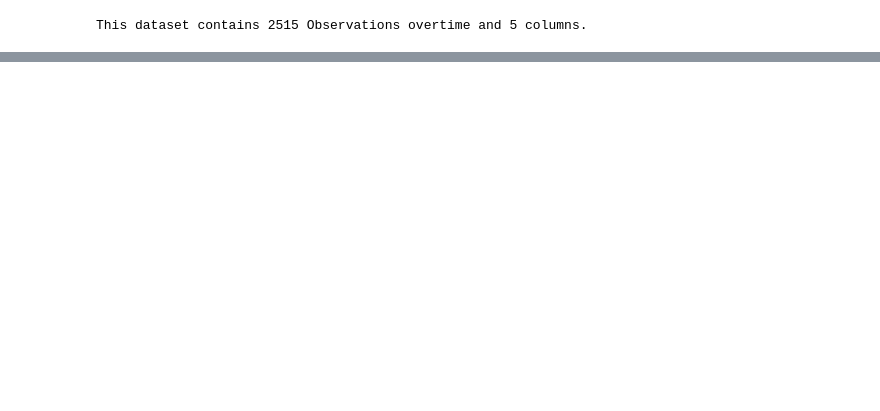
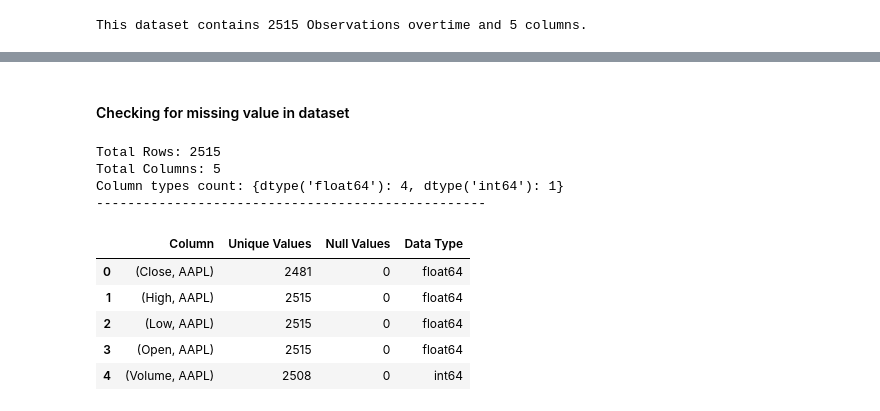
Before and after one commit to akhil1020/Apple-stock-price-forecasting, a Jupyter notebook: APPLE_Stock_Price_Forecasting.ipynb, the cells around one changed output, grey strips where cells are left out. Cells and saved outputs as stored; diff of their text form; code cells hidden in the pictures; blank space fills up the shorter version.

```diff
--- a/APPLE_Stock_Price_Forecasting.ipynb
+++ b/APPLE_Stock_Price_Forecasting.ipynb
@@ -36,0 +71,46 @@ This dataset contains 2515 Observations overtime and 5 columns.
+# %% [markdown]
+#### Checking for missing value in dataset
+# %%
+### Funciton to display data informaiton
+
+def Columns_Info(df):
+    """
+    Display a detailed table showing:
+    - Number of unique values per column
+    - Number of null values
+    - Data type
+    - Total rows, total columns, count of each data type
+    """
+    # Column-wise info
+    unique_counts = {
+        "Column": df.columns,
+        "Unique Values": [df[col].nunique() for col in df.columns],
+        "Null Values": [df[col].isna().sum() for col in df.columns],
+        "Data Type": [df[col].dtype for col in df.columns]
+    }
+    result_df = pd.DataFrame(unique_counts)
+
+    # Overall info
+    total_rows = df.shape[0]
+    total_cols = df.shape[1]
+    dtype_counts = df.dtypes.value_counts().to_dict()
+
+    # Display
+    print(f"Total Rows: {total_rows}")
+    print(f"Total Columns: {total_cols}")
+    print("Column types count:", dtype_counts)
+    print("-"*50)
+    display(result_df)
+# %%
+Columns_Info(df)
+# %% [output]
+Total Rows: 2515
+Total Columns: 5
+Column types count: {dtype('float64'): 4, dtype('int64'): 1}
+--------------------------------------------------
+|  | Column | Unique Values | Null Values | Data Type |
+| 0 | (Close, AAPL) | 2481 | 0 | float64 |
+| 1 | (High, AAPL) | 2515 | 0 | float64 |
+| 2 | (Low, AAPL) | 2515 | 0 | float64 |
+| 3 | (Open, AAPL) | 2515 | 0 | float64 |
+| 4 | (Volume, AAPL) | 2508 | 0 | int64 |
```
Also changed, not shown: parts of 19 cells of this notebook, 3 other files.
